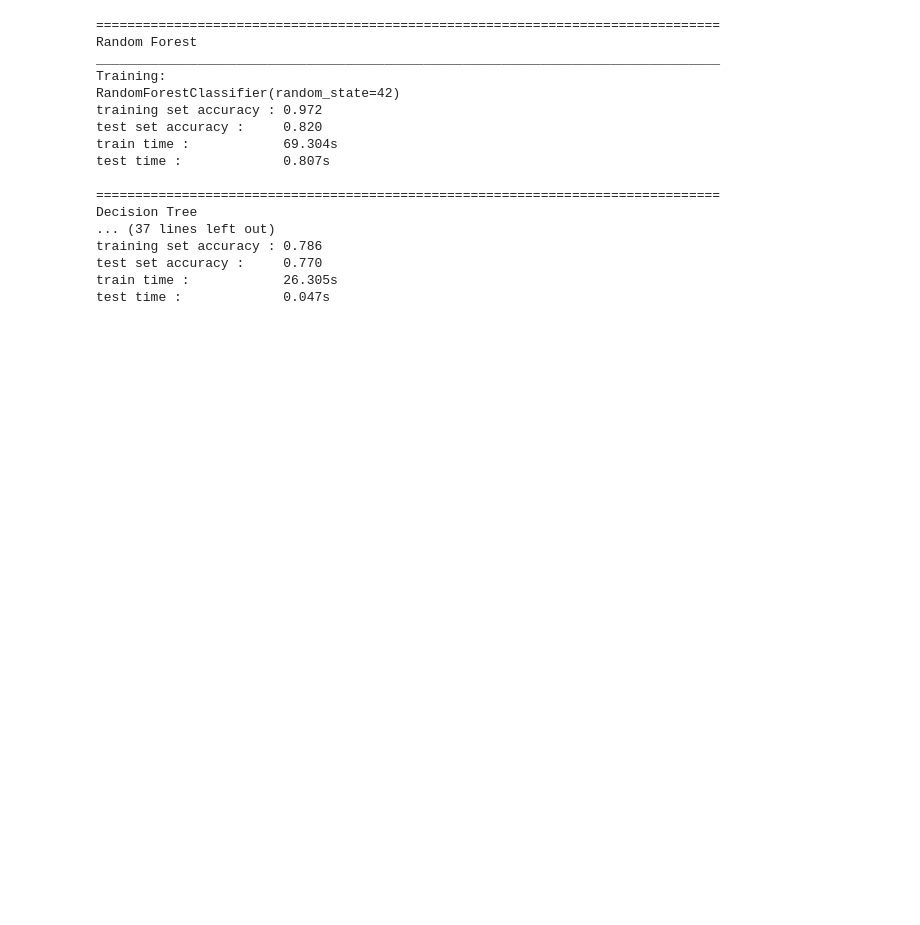
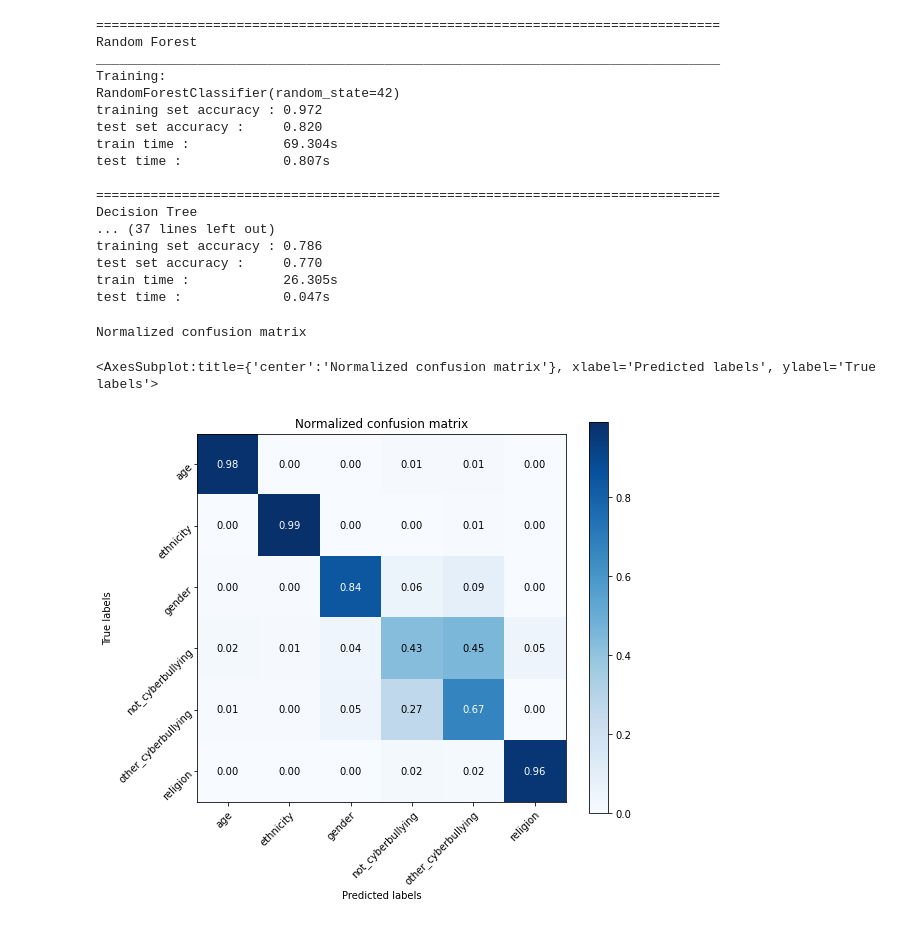
Before and after one commit to Gabrielchapo/Ensemble_Learning, a Jupyter notebook: cyberbully_ng_version.ipynb, the cells around one changed output. Drawn from its saved outputs; the diff is of its cells as text; code cells hidden in the pictures; blank space fills up the shorter version.

```diff
--- a/cyberbully_ng_version.ipynb
+++ b/cyberbully_ng_version.ipynb
@@ -356,3 +361,52 @@ training set accuracy : 0.786
 test set accuracy :     0.770
 train time :            26.305s
 test time :             0.047s
+# %%
+def plot_confusion_matrix(y_true, y_pred, classes, normalize=True, title=None, cmap=plt.cm.Blues):
+    if not title:
+        if normalize:
+            title = 'Normalized confusion matrix'
+        else:
+            title = 'Confusion matrix without normalization'
+
+    #Compute confusion matrix
+    cm = confusion_matrix(y_true, y_pred)
+    # Only use the labels that comes from the dataset
+    classes = unique_labels(classes)
+    if normalize:
+        cm = cm.astype('float') / cm.sum(axis=1)[:, np.newaxis]
+        print('Normalized confusion matrix')
+    else:
+        print('Confusion matrix without normalization')
+
+    fig, ax = plt.subplots(1, 1)
+    im = ax.imshow(cm, interpolation='nearest', cmap=cmap)
+    ax.figure.colorbar(im, ax=ax)
+
+    ax.set(xticks=np.arange(cm.shape[1]),
+           yticks=np.arange(cm.shape[0]),
+           title = title,
+           ylabel='True labels',
+           xlabel='Predicted labels')
+    ax.set_xticklabels(labels = classes, rotation=45, ha='right', rotation_mode='anchor')
+    ax.set_yticklabels(labels = classes, rotation=45, ha='right', rotation_mode='anchor')
+
+    #Loop over data dimensions and create text annotations
+    fmt = '.2f' if normalize else 'd'
+    thresh = cm.max() / 2.
+    for i in range(cm.shape[0]):
+        for j in range(cm.shape[1]):
+            ax.text(j, i, format(cm[i,j], fmt),
+                    ha="center", va="center", color="white" if cm[i,j]>thresh else "black")
+    fig.tight_layout()
+
+    return ax
+# %%
+from sklearn.utils.multiclass import unique_labels
+from sklearn.metrics import confusion_matrix
+
+plot_confusion_matrix(y_test, results[0][3], classes=df.cyberbullying_type, normalize=True, title=None, cmap=plt.cm.Blues)
+# %% [output]
+Normalized confusion matrix
+<AxesSubplot:title={'center':'Normalized confusion matrix'}, xlabel='Predicted labels', ylabel='True labels'>
+[figure, added]
```
Also changed, not shown: parts of 3 cells of this notebook.
